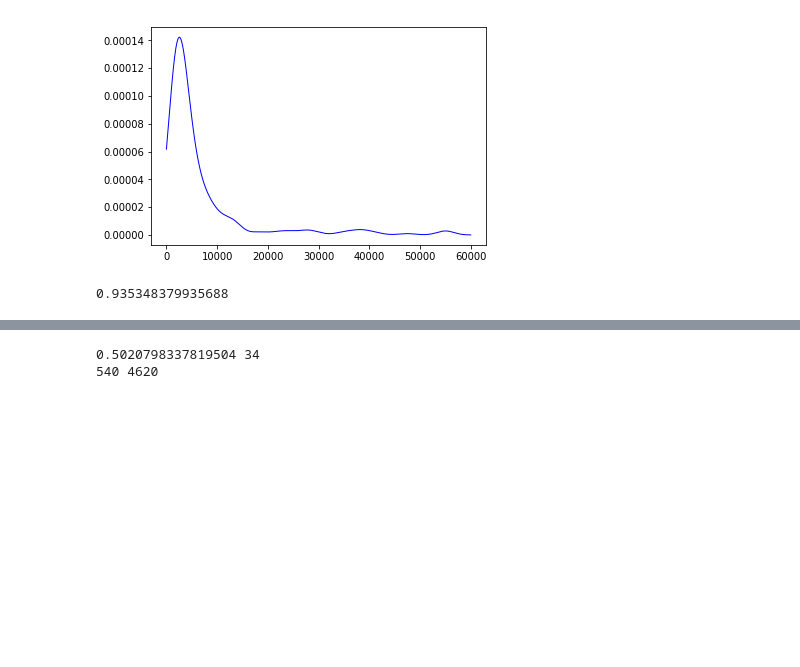
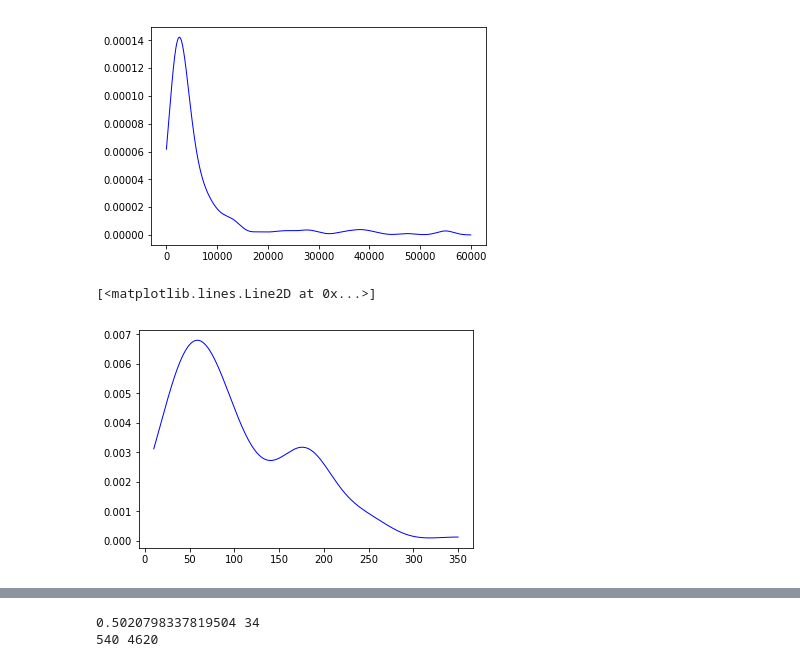
Before and after one commit to princeofpython/IndiaMart-Hackathon-2k19, a Jupyter notebook: phase1.ipynb, the cells around one changed output, grey strips where cells are left out. Saved outputs shown, nothing was run; the diff lists cells and outputs as text; code cells hidden in the pictures; blank space fills up the shorter version.

```diff
--- a/phase1.ipynb
+++ b/phase1.ipynb
@@ -11,6 +11,8 @@ warnings.filterwarnings('ignore')
 %matplotlib inline
 # %%
 drilldf = pd.read_csv('./phaseone-drill.csv')
+glovedf = pd.read_csv('./phaseone-gloves.csv')
+kurtadf = pd.read_csv('./phaseone-kurta.csv')
 # %%
 drilldf.head()
 # %% [output]
@@ -50,3 +119,7 @@ npa=drilldf['Price'][1:]
+# %%
+npa=drilldf['Price'][1:]
+npa1=glovedf.loc[glovedf['Unit']=='Pair']['Price']
+npa2=kurtadf.loc[(kurtadf['Unit']=='Piece') & (kurtadf['Price'] < 10000)]['Price'][:-1]
 # %%
 drilldf.info()
 # %% [output]
@@ -85,7 +175,11 @@ plt.plot(y_grid, pdf, color='blue', alpha=1, lw=1)
 # %% [output]
 [<matplotlib.lines.Line2D at 0x...>]
 [figure]
-# %%
-np.sum(pdf)*60
-# %% [output]
-0.935348379935688
+# %%
+y_grid1=np.linspace(np.amin(npa1),np.amax(npa1),1000)
+ideal1=1.06*(np.std(npa1))*((len(npa1)**(-1/5)))
+pdf1 = kde_scipy(npa1, y_grid1, bandwidth=ideal1)
+plt.plot(y_grid1, pdf1, color='blue', alpha=1, lw=1)
+# %% [output]
+[<matplotlib.lines.Line2D at 0x...>]
+[figure, added]
```
Also changed, not shown: parts of 15 cells of this notebook.
